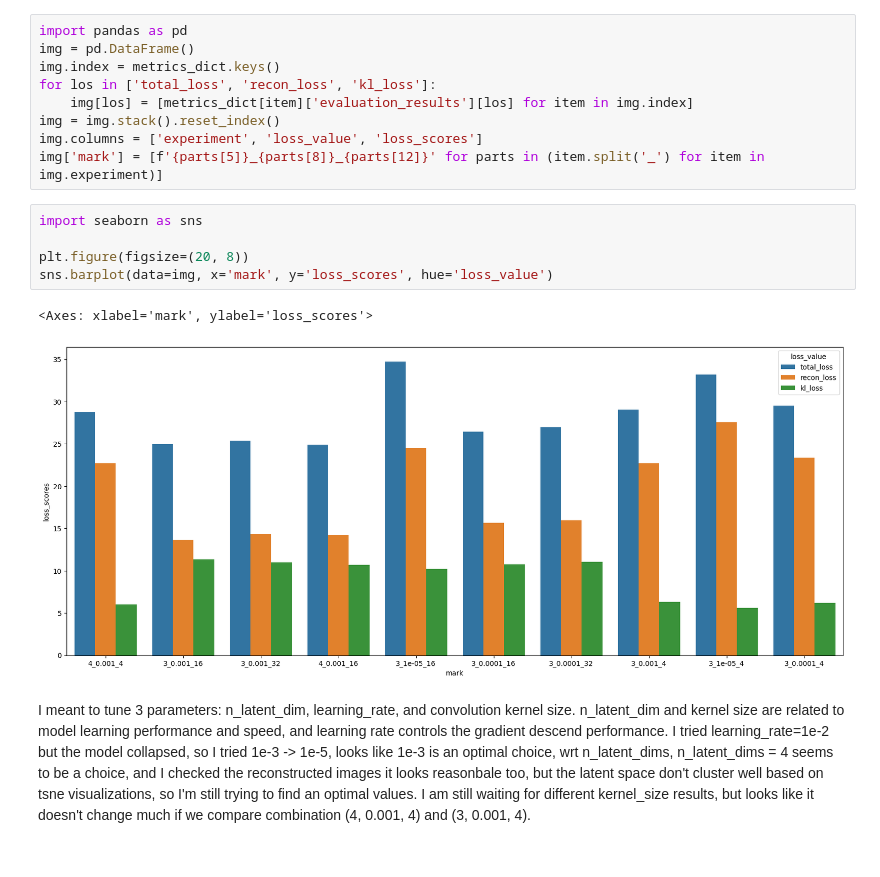
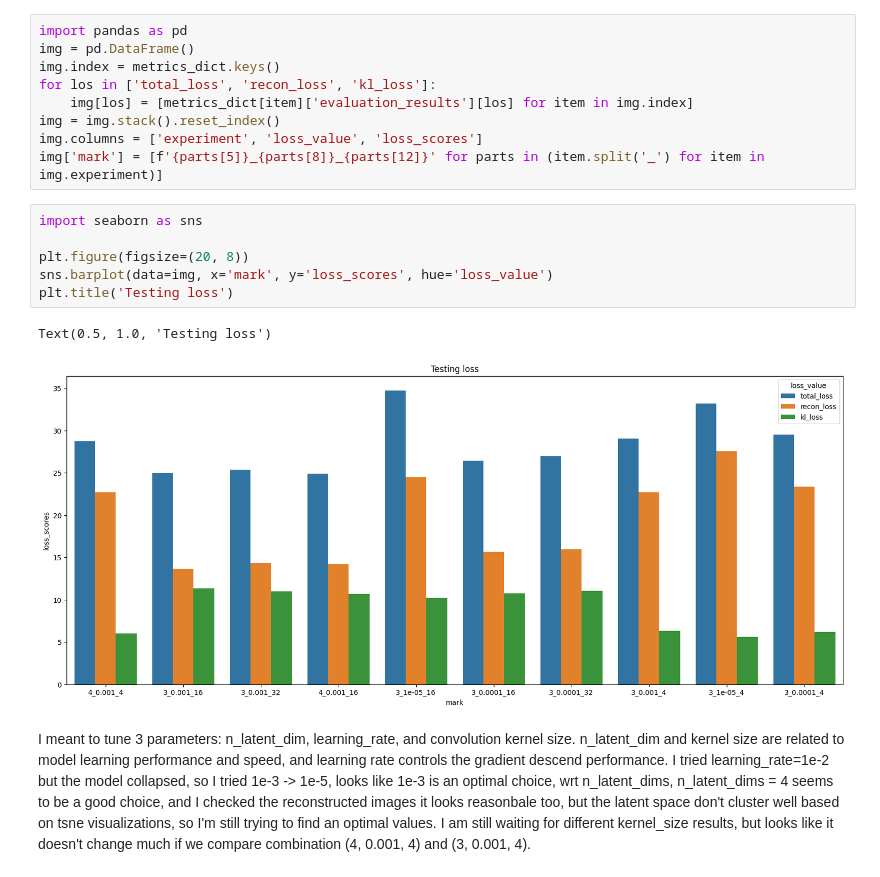
Before and after one commit to UTSW-Software-Engineering-Course-2025/Mod2_Taosha, a Jupyter notebook: HPO/hpo_mnist.ipynb, the cells around one changed output. Saved outputs shown, nothing was run; the diff lists cells and outputs as text.

```diff
--- a/HPO/hpo_mnist.ipynb
+++ b/HPO/hpo_mnist.ipynb
@@ -537,10 +537,11 @@ img['mark'] = [f'{parts[5]}_{parts[8]}_{parts[12]}' for parts in (item.split('_'
 # %%
 import seaborn as sns
 
 plt.figure(figsize=(20, 8))
 sns.barplot(data=img, x='mark', y='loss_scores', hue='loss_value')
+plt.title('Testing loss')
 # %% [output]
-<Axes: xlabel='mark', ylabel='loss_scores'>
+Text(0.5, 1.0, 'Testing loss')
-[figure, old version]
+[figure, new version]
 # %% [markdown]
-I meant to tune 3 parameters: n_latent_dim, learning_rate, and convolution kernel size. n_latent_dim and kernel size are related to model learning performance and speed, and learning rate controls the gradient descend performance. I tried learning_rate=1e-2 but the model collapsed, so I tried 1e-3 -> 1e-5, looks like 1e-3 is an optimal choice, wrt n_latent_dims, n_latent_dims = 4 seems to be a choice, and I checked the reconstructed images it looks reasonbale too, but the latent space don't cluster well based on tsne visualizations, so I'm still trying to find an optimal values. I am still waiting for different kernel_size results, but looks like it doesn't change much if we compare combination (4, 0.001, 4) and (3, 0.001, 4).
+I meant to tune 3 parameters: n_latent_dim, learning_rate, and convolution kernel size. n_latent_dim and kernel size are related to model learning performance and speed, and learning rate controls the gradient descend performance. I tried learning_rate=1e-2 but the model collapsed, so I tried 1e-3 -> 1e-5, looks like 1e-3 is an optimal choice, wrt n_latent_dims, n_latent_dims = 4 seems to be a good choice, and I checked the reconstructed images it looks reasonbale too, but the latent space don't cluster well based on tsne visualizations, so I'm still trying to find an optimal values. I am still waiting for different kernel_size results, but looks like it doesn't change much if we compare combination (4, 0.001, 4) and (3, 0.001, 4).
```
